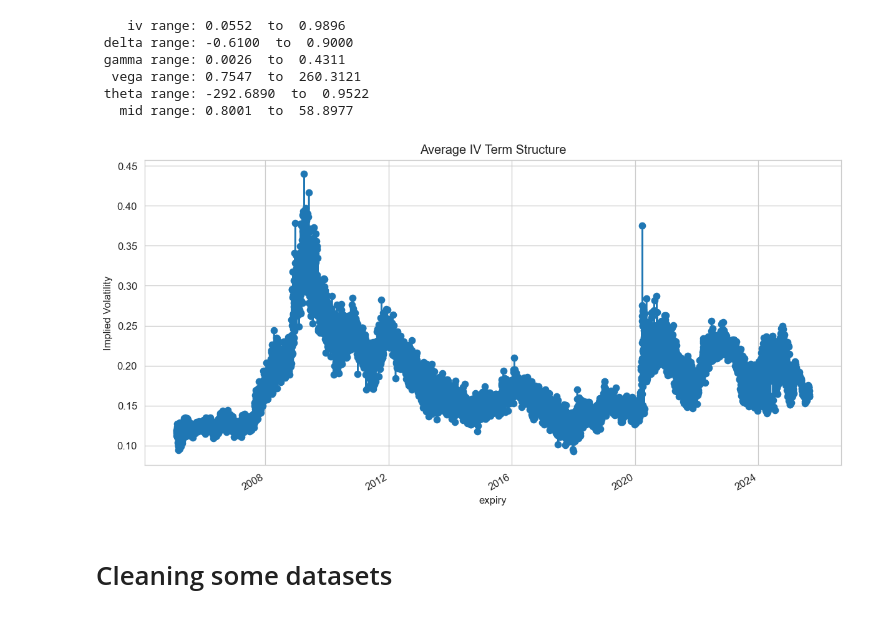
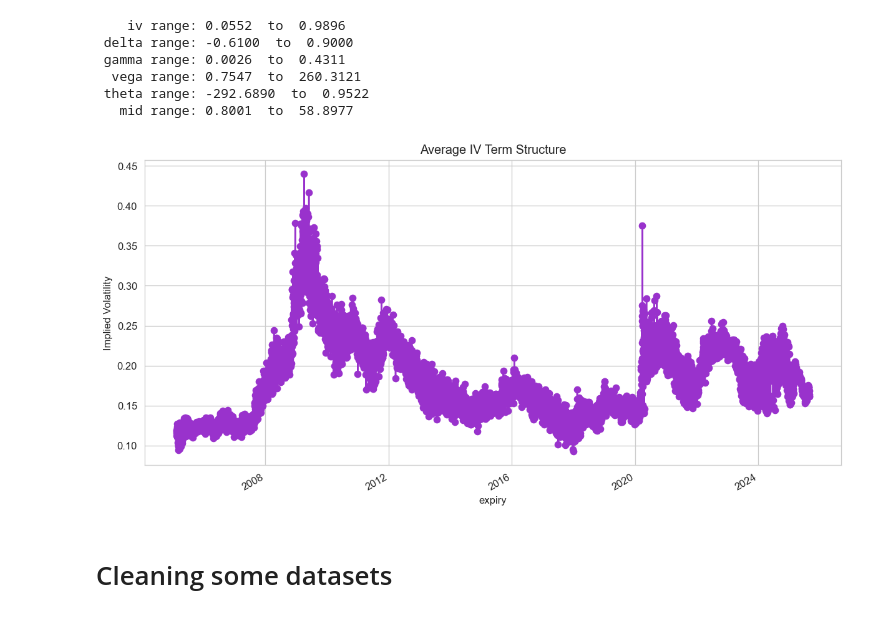
Before and after one commit to li-ruoxi/deep-hedging-rl-forked, a Jupyter notebook: notebooks/01_data_exploration.ipynb, the cells around one changed output. Cells and saved outputs as stored; diff of their text form; code cells hidden in the pictures.

```diff
--- a/notebooks/01_data_exploration.ipynb
+++ b/notebooks/01_data_exploration.ipynb
@@ -248,6 +247,9 @@ daily.head()
 | 3 | 2021-09-01 | P | 19.310162 | 0.167143 | -0.475488 | 0.008121 | -24.189450 | 115.426829 |
 | 4 | 2021-09-02 | C | 19.409909 | 0.164155 | 0.532020 | 0.008569 | -22.535528 | 115.570345 |
 # %%
+# Reset the color palette specifically for these plots
+sns.set_palette("husl")
+
 for col in ["mid", "iv", "delta", "gamma", "theta", "vega"]:
     plt.figure(figsize=(10, 4))
     plt.title(f"SPY options — daily median {col} (last {LAST_N_DAYS} days)")
@@ -313,10 +315,10 @@ for col in ["iv", "delta", "gamma", "vega", "theta", "mid"]:
    mid range: 0.8001  to  58.8977
 # %%
 iv_term = opt_spy_clean.groupby("expiry")["iv"].mean().sort_index()
-iv_term.plot(marker="o", title="Average IV Term Structure")
+iv_term.plot(marker="o", title="Average IV Term Structure", color = "darkorchid")
 plt.ylabel("Implied Volatility")
 plt.show()
 # %% [output]
-[figure, old version]
+[figure, new version]
 # %% [markdown]
 # Cleaning some datasets
```
Also changed, not shown: parts of 5 cells of this notebook, 16 other files.
